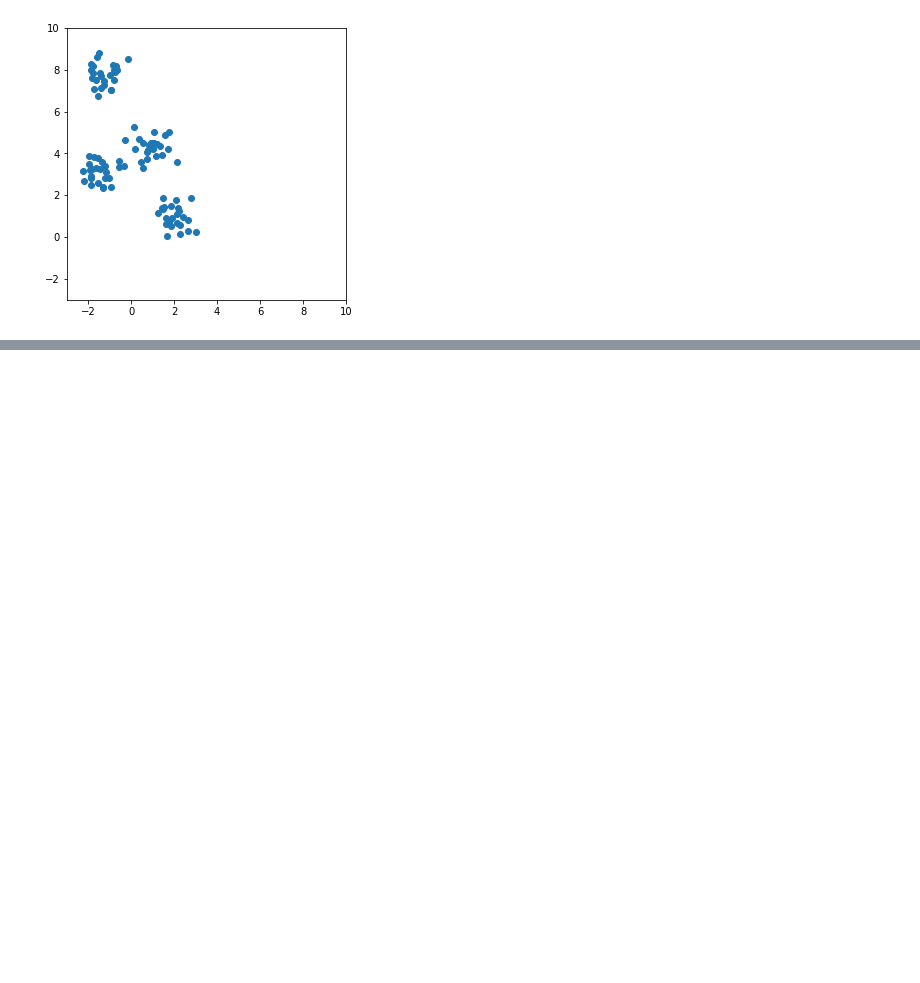
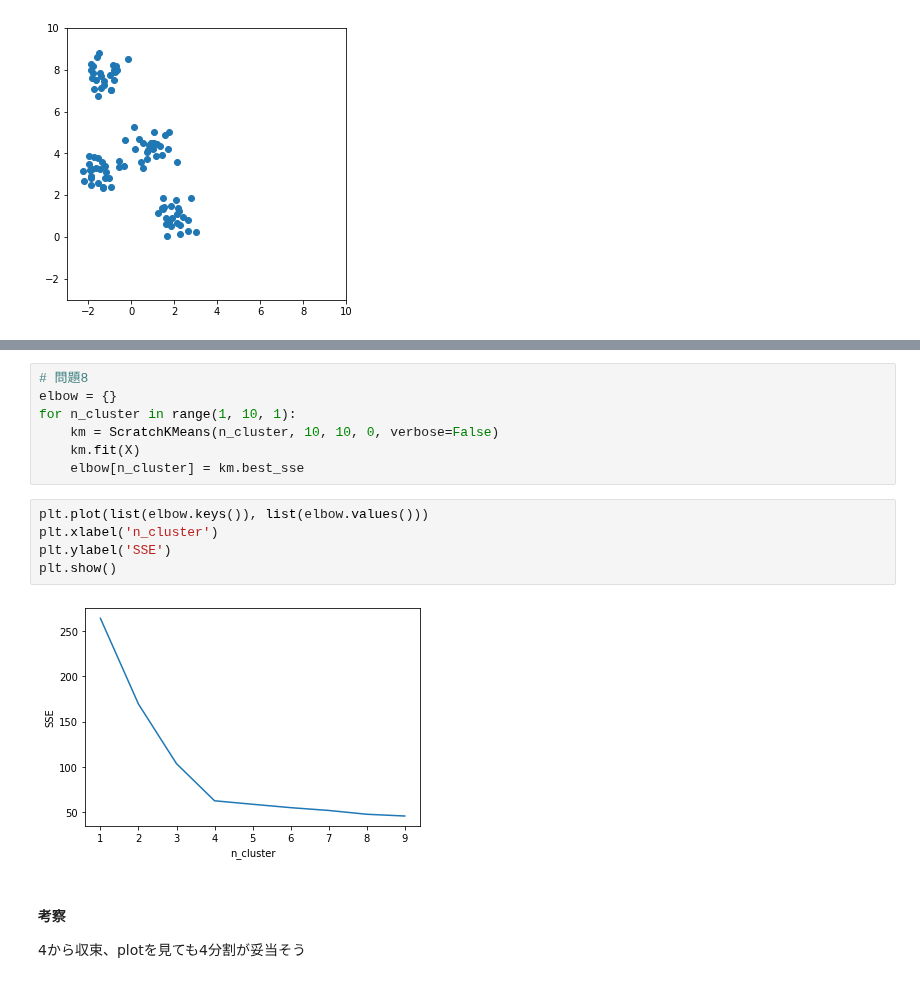
Before and after one commit to yutoJ/ml-learning, a Jupyter notebook: scratch_k-means.ipynb, the cells around one changed output, grey strips where cells are left out. Drawn from its saved outputs; the diff is of its cells as text; blank space fills up the shorter version.

```diff
--- a/scratch_k-means.ipynb
+++ b/scratch_k-means.ipynb
@@ -131,0 +150,17 @@ display_plot(X, km)
+# %%
+# 問題8
+elbow = {}
+for n_cluster in range(1, 10, 1):
+    km = ScratchKMeans(n_cluster, 10, 10, 0, verbose=False)
+    km.fit(X)
+    elbow[n_cluster] = km.best_sse
+# %%
+plt.plot(list(elbow.keys()), list(elbow.values()))
+plt.xlabel('n_cluster')
+plt.ylabel('SSE')
+plt.show()
+# %% [output]
+[figure, added]
+# %% [markdown]
+#### 考察
+4から収束、plotを見ても4分割が妥当そう
```
Also changed, not shown: parts of 66 cells of this notebook.
